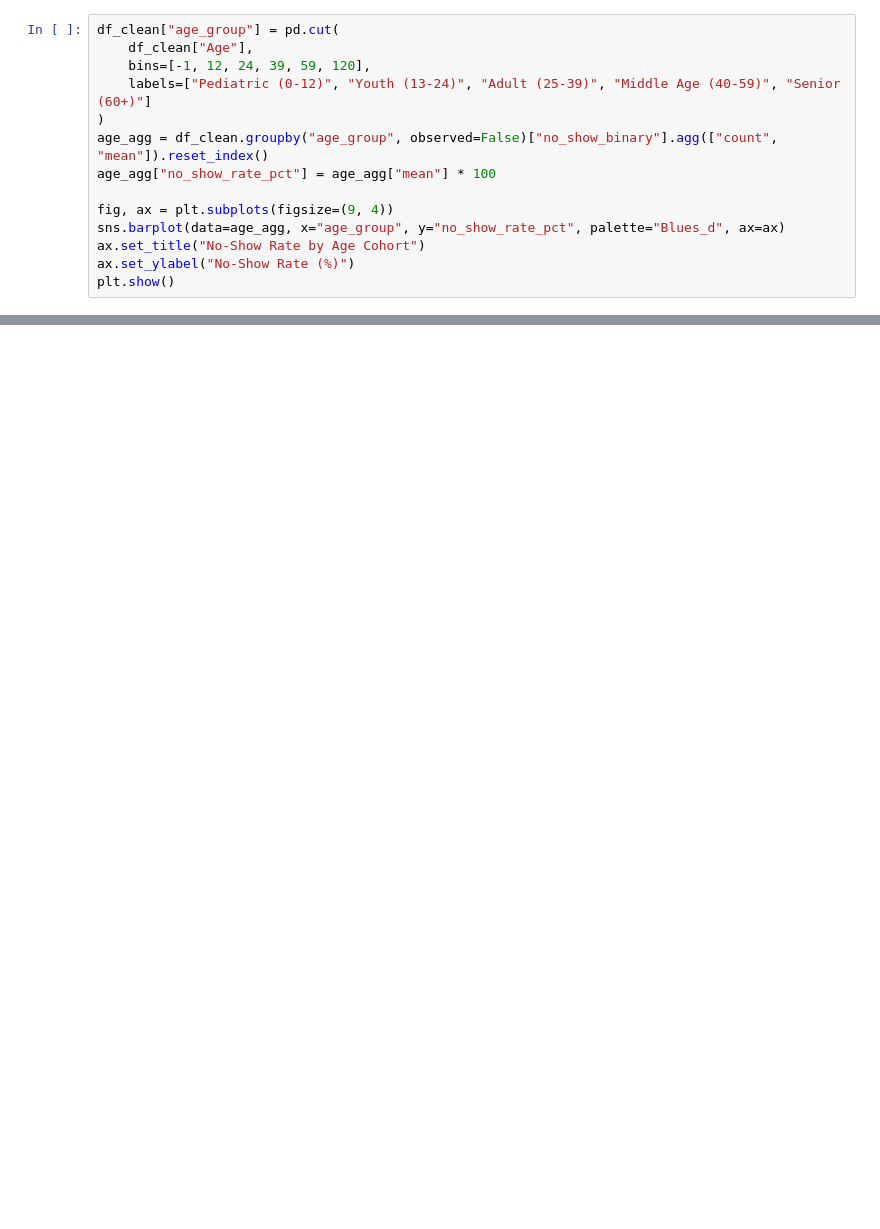
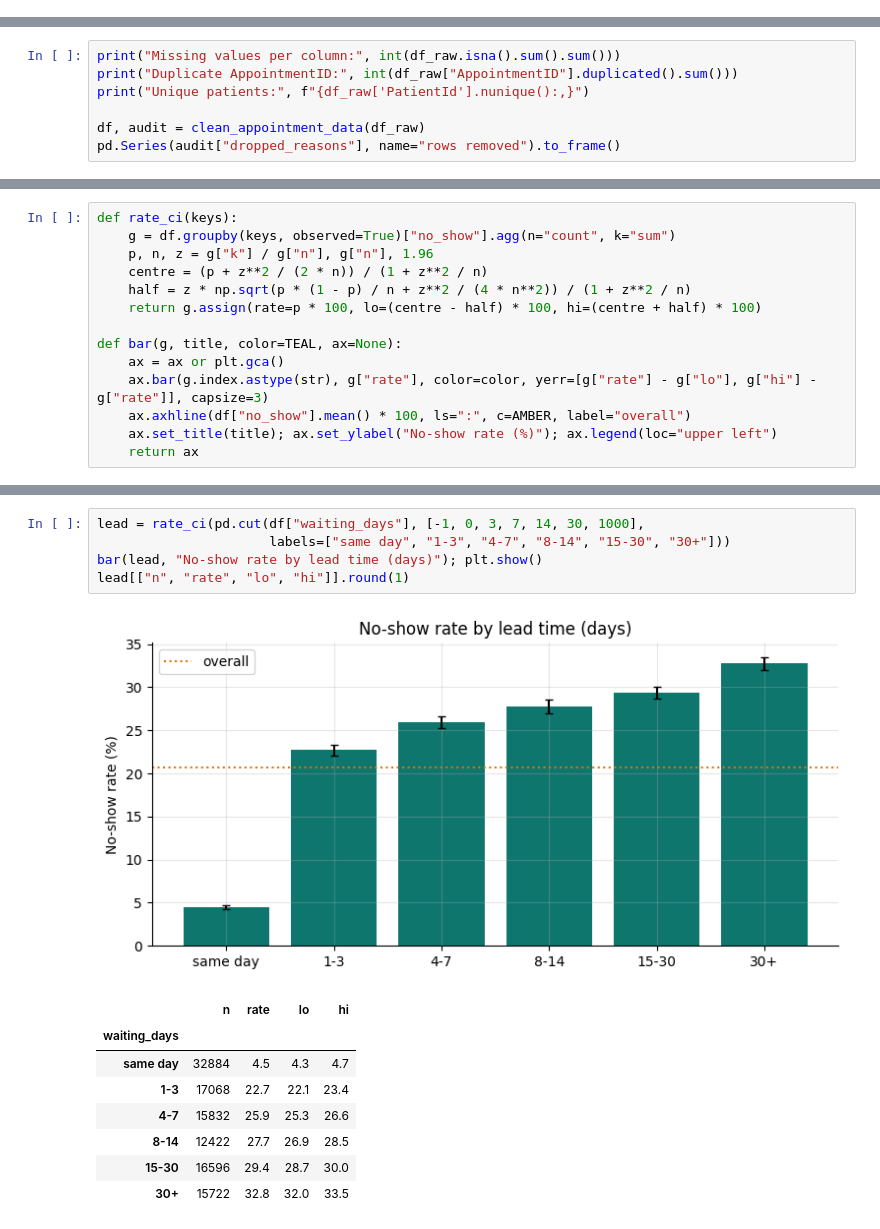
Before and after one commit to madrewarparth/MediPredict-AI, a Jupyter notebook: notebooks/01_eda.ipynb, the cells around one changed output, grey strips where cells are left out. Saved outputs shown, nothing was run; the diff lists cells and outputs as text; blank space fills up the shorter version.

```diff
--- a/notebooks/01_eda.ipynb
+++ b/notebooks/01_eda.ipynb
@@ -95,14 +0,0 @@ plt.show()
-# %%
-df_clean["age_group"] = pd.cut(
-    df_clean["Age"],
-    bins=[-1, 12, 24, 39, 59, 120],
-    labels=["Pediatric (0-12)", "Youth (13-24)", "Adult (25-39)", "Middle Age (40-59)", "Senior (60+)"]
-)
-age_agg = df_clean.groupby("age_group", observed=False)["no_show_binary"].agg(["count", "mean"]).reset_index()
-age_agg["no_show_rate_pct"] = age_agg["mean"] * 100
-
-fig, ax = plt.subplots(figsize=(9, 4))
-sns.barplot(data=age_agg, x="age_group", y="no_show_rate_pct", palette="Blues_d", ax=ax)
-ax.set_title("No-Show Rate by Age Cohort")
-ax.set_ylabel("No-Show Rate (%)")
-plt.show()
@@ -131,0 +49,7 @@ for col, meta in FEATURE_POLICY.items():
+# %%
+print("Missing values per column:", int(df_raw.isna().sum().sum()))
+print("Duplicate AppointmentID:", int(df_raw["AppointmentID"].duplicated().sum()))
+print("Unique patients:", f"{df_raw['PatientId'].nunique():,}")
+
+df, audit = clean_appointment_data(df_raw)
+pd.Series(audit["dropped_reasons"], name="rows removed").to_frame()
@@ -131,0 +76,14 @@ for col, meta in FEATURE_POLICY.items():
+# %%
+def rate_ci(keys):
+    g = df.groupby(keys, observed=True)["no_show"].agg(n="count", k="sum")
+    p, n, z = g["k"] / g["n"], g["n"], 1.96
+    centre = (p + z**2 / (2 * n)) / (1 + z**2 / n)
+    half = z * np.sqrt(p * (1 - p) / n + z**2 / (4 * n**2)) / (1 + z**2 / n)
+    return g.assign(rate=p * 100, lo=(centre - half) * 100, hi=(centre + half) * 100)
+
+def bar(g, title, color=TEAL, ax=None):
+    ax = ax or plt.gca()
+    ax.bar(g.index.astype(str), g["rate"], color=color, yerr=[g["rate"] - g["lo"], g["hi"] - g["rate"]], capsize=3)
+    ax.axhline(df["no_show"].mean() * 100, ls=":", c=AMBER, label="overall")
+    ax.set_title(title); ax.set_ylabel("No-show rate (%)"); ax.legend(loc="upper left")
+    return ax
@@ -131,0 +92,15 @@ for col, meta in FEATURE_POLICY.items():
+# %%
+lead = rate_ci(pd.cut(df["waiting_days"], [-1, 0, 3, 7, 14, 30, 1000],
+                      labels=["same day", "1-3", "4-7", "8-14", "15-30", "30+"]))
+bar(lead, "No-show rate by lead time (days)"); plt.show()
+lead[["n", "rate", "lo", "hi"]].round(1)
+# %% [output]
+[figure, added]
+|  | n | rate | lo | hi |
+| waiting_days |  |  |  |  |
+| same day | 32884 | 4.5 | 4.3 | 4.7 |
+| 1-3 | 17068 | 22.7 | 22.1 | 23.4 |
+| 4-7 | 15832 | 25.9 | 25.3 | 26.6 |
+| 8-14 | 12422 | 27.7 | 26.9 | 28.5 |
+| 15-30 | 16596 | 29.4 | 28.7 | 30.0 |
+| 30+ | 15722 | 32.8 | 32.0 | 33.5 |
```
Also changed, not shown: parts of 38 cells of this notebook, 51 other files.
